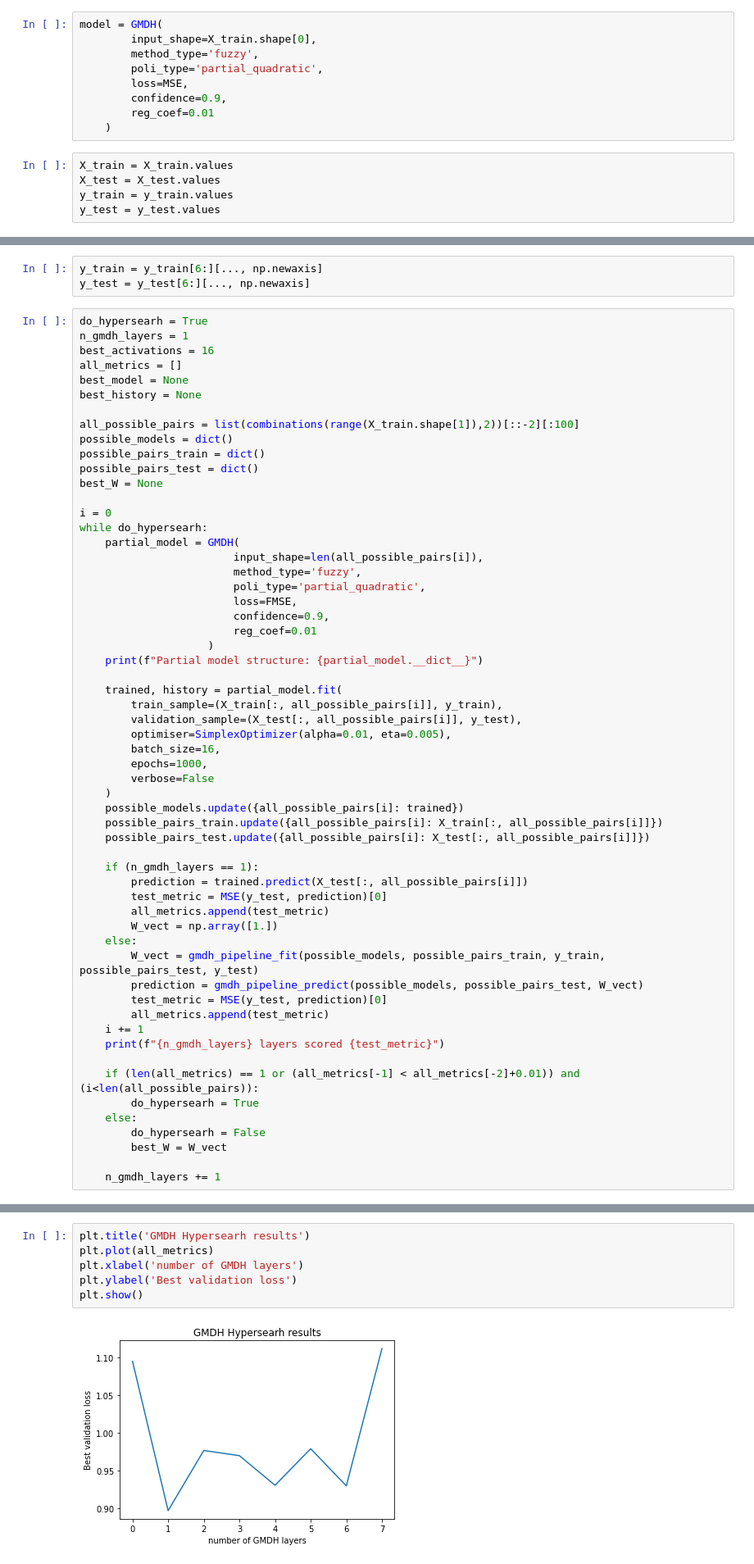
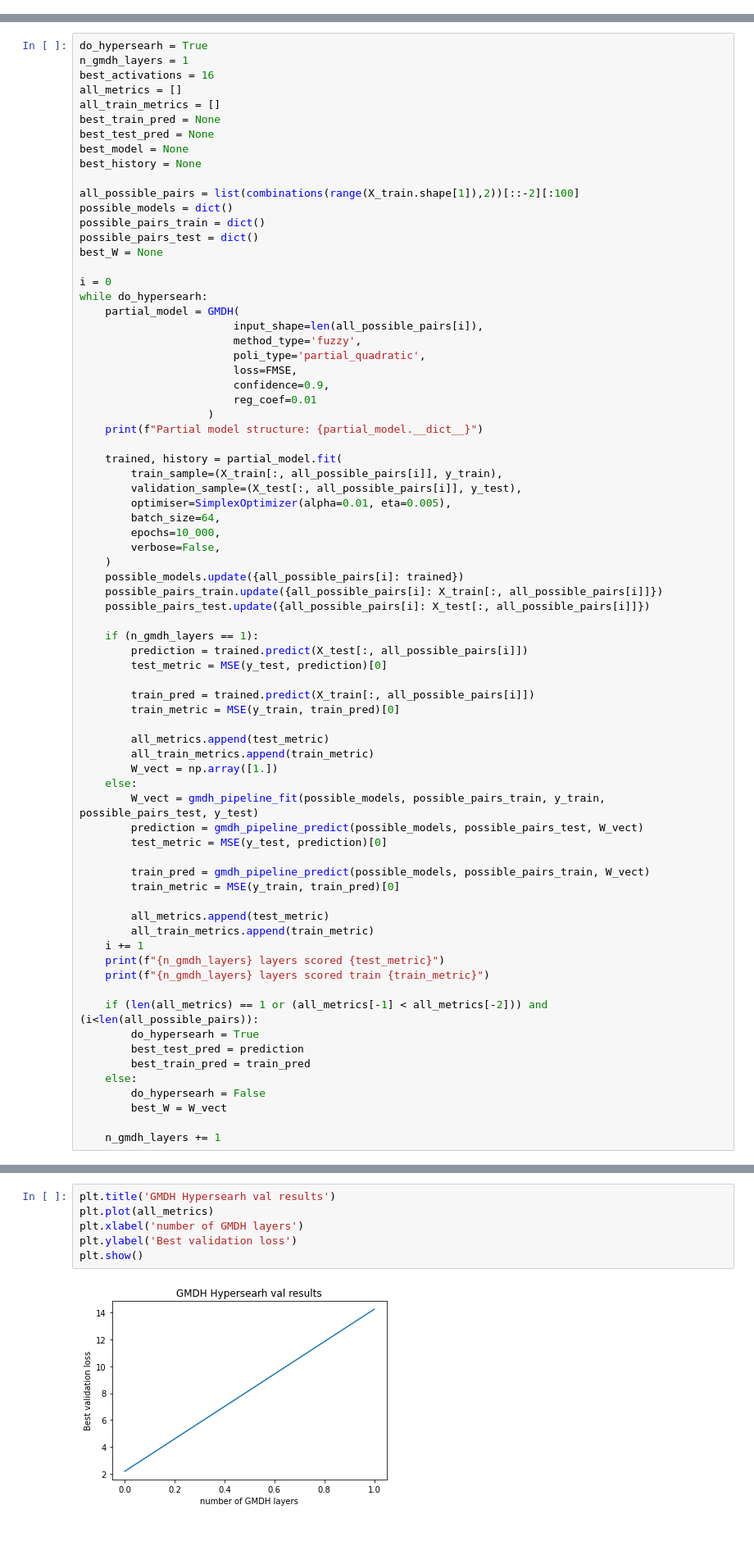
Before and after one commit to tupoylogin/Neural_Net_Genetic_Alg, a Jupyter notebook: examples/FuzzyGMDHandDenseOnSGD_GDP.ipynb, the cells around one changed output, grey strips where cells are left out. Shown at 82% size. Drawn from its saved outputs; the diff is of its cells as text; blank space fills up the shorter version.

```diff
--- a/examples/FuzzyGMDHandDenseOnSGD_GDP.ipynb
+++ b/examples/FuzzyGMDHandDenseOnSGD_GDP.ipynb
@@ -74,20 +82,6 @@ X_train
 If we have one GMDH layer - GMDH -> Dense
 
 If we have two or more GMDH layers - ( GMDH -> Dense (F - outputs) ) * (N_GMDH_layers-1) -> GMDH -> Dense
-# %%
-model = GMDH(
-        input_shape=X_train.shape[0],
-        method_type='fuzzy',
-        poli_type='partial_quadratic',
-        loss=MSE,
-        confidence=0.9,
-        reg_coef=0.01
-    )
-# %%
-X_train = X_train.values
-X_test = X_test.values
-y_train = y_train.values
-y_test = y_test.values
 # %%
 def gmdh_pipeline_predict(models: tp.Dict[tp.Tuple[int], GMDH],
                   inputs: tp.Dict[tp.Tuple[int], np.ndarray],
@@ -115,14 +109,14 @@ def gmdh_pipeline_fit(models: tp.Dict[tp.Tuple[int], GMDH],
     outputs_partial_test = np.array(outputs_partial_test).T
     W_vect = lstsq(outputs_partial_train, outputs_train.ravel())
     return W_vect[0]
-# %%
-y_train = y_train[6:][..., np.newaxis]
-y_test = y_test[6:][..., np.newaxis]
 # %%
 do_hypersearh = True
 n_gmdh_layers = 1
 best_activations = 16
 all_metrics = []
+all_train_metrics = []
+best_train_pred = None
+best_test_pred = None
 best_model = None
 best_history = None
 
@@ -148,9 +142,9 @@ while do_hypersearh:
         train_sample=(X_train[:, all_possible_pairs[i]], y_train),
         validation_sample=(X_test[:, all_possible_pairs[i]], y_test),
         optimiser=SimplexOptimizer(alpha=0.01, eta=0.005),
-        batch_size=16,
-        epochs=1000,
-        verbose=False
+        batch_size=64,
+        epochs=10_000,
+        verbose=False,
     )
     possible_models.update({all_possible_pairs[i]: trained})
     possible_pairs_train.update({all_possible_pairs[i]: X_train[:, all_possible_pairs[i]]})
@@ -159,18 +153,31 @@ while do_hypersearh:
     if (n_gmdh_layers == 1):
         prediction = trained.predict(X_test[:, all_possible_pairs[i]])
         test_metric = MSE(y_test, prediction)[0]
+
+        train_pred = trained.predict(X_train[:, all_possible_pairs[i]])
+        train_metric = MSE(y_train, train_pred)[0]
+
         all_metrics.append(test_metric)
+        all_train_metrics.append(train_metric)
         W_vect = np.array([1.])
     else:
         W_vect = gmdh_pipeline_fit(possible_models, possible_pairs_train, y_train, possible_pairs_test, y_test)
         prediction = gmdh_pipeline_predict(possible_models, possible_pairs_test, W_vect)
         test_metric = MSE(y_test, prediction)[0]
+
+        train_pred = gmdh_pipeline_predict(possible_models, possible_pairs_train, W_vect)
+        train_metric = MSE(y_train, train_pred)[0]
+
         all_metrics.append(test_metric)
+        all_train_metrics.append(train_metric)
     i += 1
     print(f"{n_gmdh_layers} layers scored {test_metric}")
+    print(f"{n_gmdh_layers} layers scored train {train_metric}")
 
-    if (len(all_metrics) == 1 or (all_metrics[-1] < all_metrics[-2]+0.01)) and (i<len(all_possible_pairs)):
+    if (len(all_metrics) == 1 or (all_metrics[-1] < all_metrics[-2])) and (i<len(all_possible_pairs)):
         do_hypersearh = True
+        best_test_pred = prediction
+        best_train_pred = train_pred
     else:
         do_hypersearh = False
         best_W = W_vect
@@ -193,10 +198,10 @@ To use the future default and silence this warning we advise to pass `rcond=None
 # %% [markdown]
 # Predict and Visualise losses
 # %%
-plt.title('GMDH Hypersearh results')
+plt.title('GMDH Hypersearh val results')
 plt.plot(all_metrics)
 plt.xlabel('number of GMDH layers')
 plt.ylabel('Best validation loss')
 plt.show()
 # %% [output]
-[figure, old version]
+[figure, new version]
```
Also changed, not shown: parts of 14 cells of this notebook, 2 other files.
